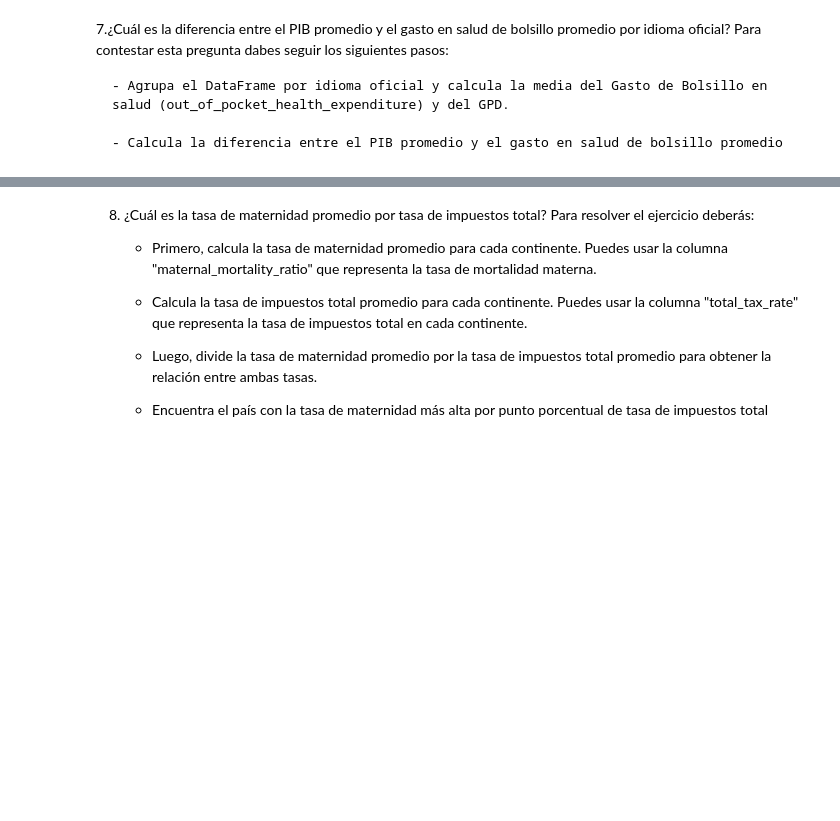
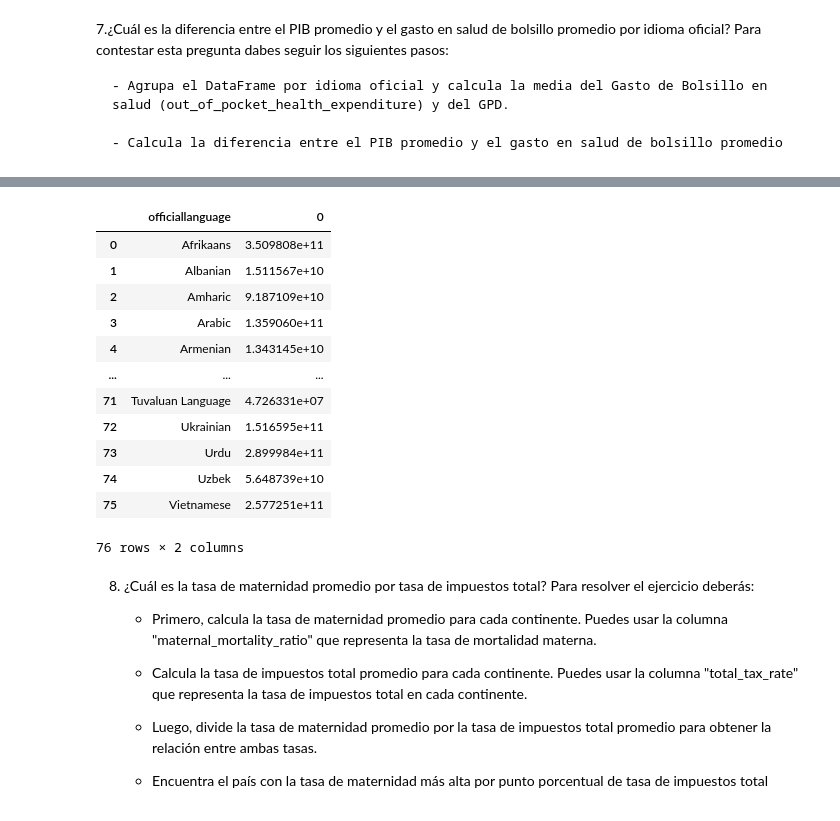
Before and after one commit to Adalab/da-modulo3-sprint1-pairprogramming-SaraSilvia, a Jupyter notebook: Pair_groupby_apply.ipynb, the cells around one changed output, grey strips where cells are left out. Drawn from its saved outputs; the diff is of its cells as text; code cells hidden in the pictures; blank space fills up the shorter version.

```diff
--- a/Pair_groupby_apply.ipynb
+++ b/Pair_groupby_apply.ipynb
@@ -312,3 +327,24 @@ world.groupby('Continent')['urban_population'].mean().reset_index().round(2)
+# %%
+gasto_idioma=world.groupby('officiallanguage')['outofpockethealthexpenditure'].mean()
+poblacion_idioma=world.groupby('officiallanguage')['population'].mean()
+gdp_idioma=world.groupby('officiallanguage')['gdp'].mean()
+gdp_gasto=gdp_idioma-gasto_idioma*poblacion_idioma
+# %%
+gdp_gasto.reset_index()
+# %% [output]
+|  | officiallanguage | 0 |
+| 0 | Afrikaans | 3.509808e+11 |
+| 1 | Albanian | 1.511567e+10 |
+| 2 | Amharic | 9.187109e+10 |
+| 3 | Arabic | 1.359060e+11 |
+| 4 | Armenian | 1.343145e+10 |
+| ... | ... | ... |
+| 71 | Tuvaluan Language | 4.726331e+07 |
+| 72 | Ukrainian | 1.516595e+11 |
+| 73 | Urdu | 2.899984e+11 |
+| 74 | Uzbek | 5.648739e+10 |
+| 75 | Vietnamese | 2.577251e+11 |
+76 rows × 2 columns
 # %% [markdown]
 8. ¿Cuál es la tasa de maternidad promedio por tasa de impuestos total? Para resolver el ejercicio deberás:
     - Primero, calcula la tasa de maternidad promedio para cada continente. Puedes usar la columna "maternal_mortality_ratio" que representa la tasa de mortalidad materna.
```
Also changed, not shown: parts of 5 cells of this notebook.
